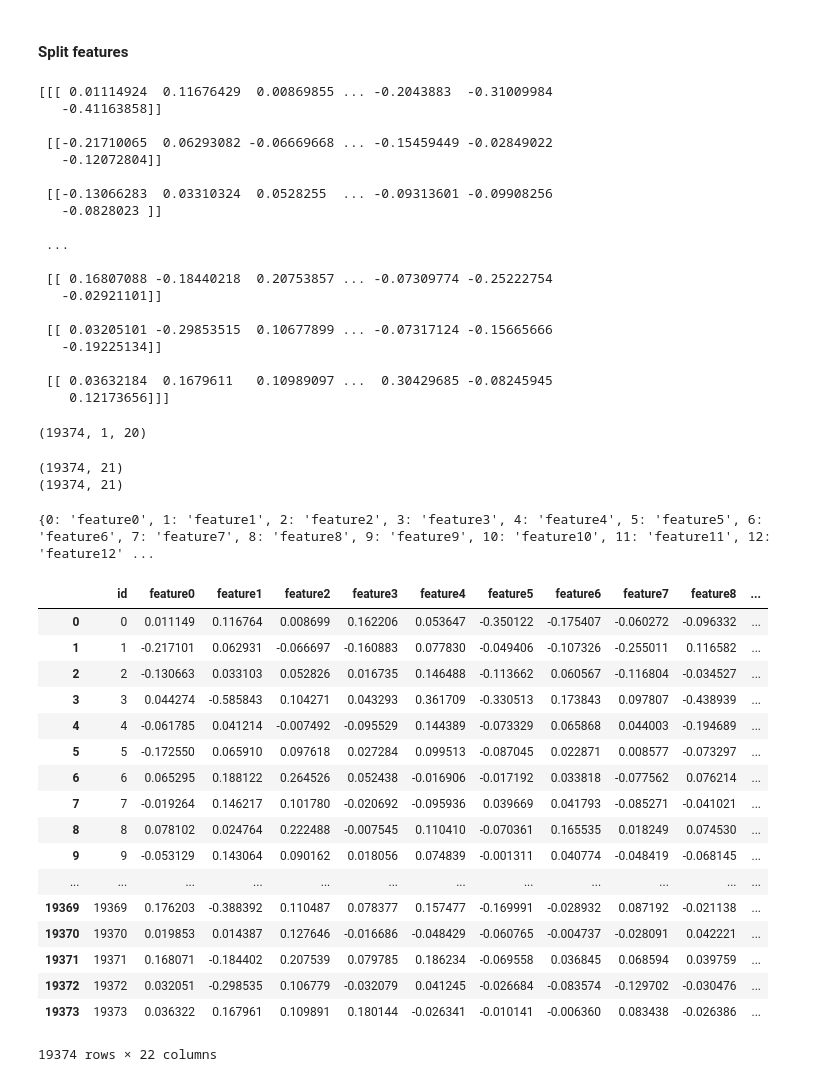
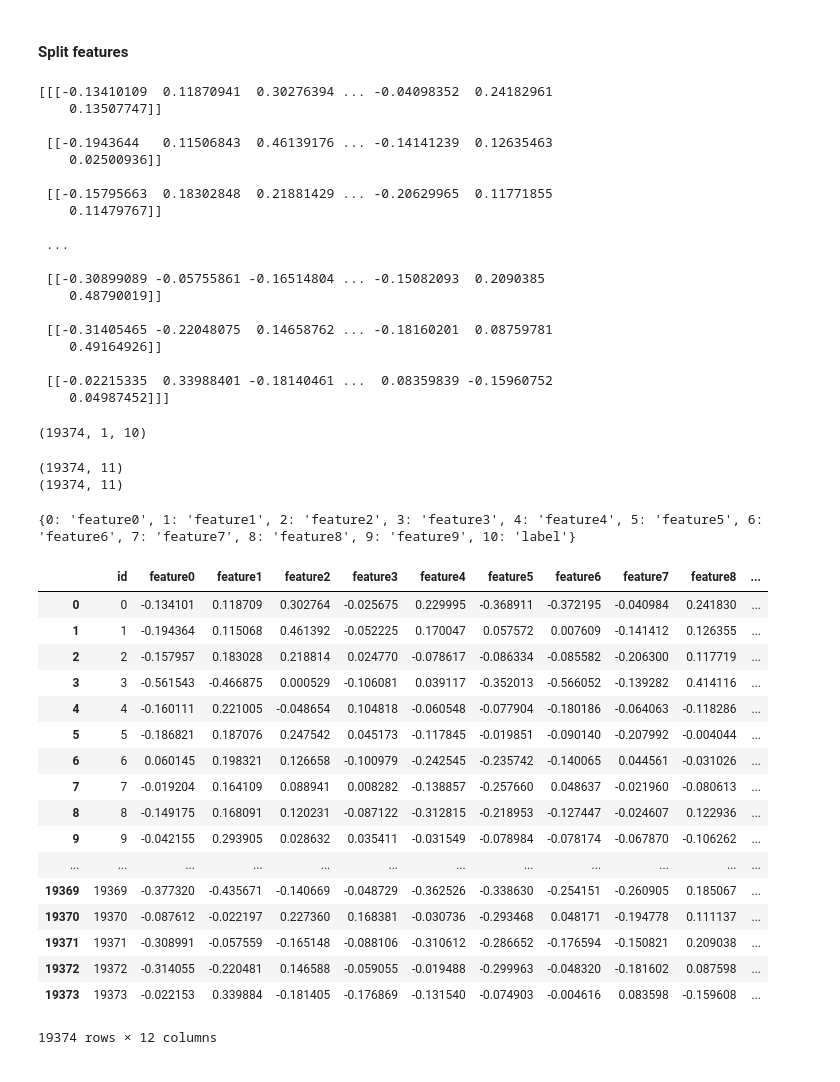
Before and after one commit to colirain/bigdatahw, a Jupyter notebook: hw4/hw4/clusteringDataExport.ipynb, the cells around one changed output. Cells and saved outputs as stored; diff of their text form; code cells hidden in the pictures.

```diff
--- a/hw4/hw4/clusteringDataExport.ipynb
+++ b/hw4/hw4/clusteringDataExport.ipynb
@@ -283,7 +283,7 @@ def preprocessing(data):
     stopWordsRemover = StopWordsRemover(inputCol="words", outputCol="filtered_words")
 #     filteredData = stopWordsRemover.transform(tokenizedData)
 
-    word2Vec = Word2Vec(vectorSize = 20, minCount = 0, inputCol = "filtered_words", outputCol = "features")
+    word2Vec = Word2Vec(vectorSize = 10, minCount = 0, inputCol = "filtered_words", outputCol = "features")
 #     hashingTF = HashingTF(inputCol="filtered_words", outputCol="raw_features", numFeatures=20)
 #     featurizedData = hashingTF.transform(filteredData)
 
@@ -363,29 +358,29 @@ import numpy as np
 data_np_feature = np.array(data_final.select("features").collect())
 print (data_np_feature)
 # %% [output]
-[[[ 0.01114924  0.11676429  0.00869855 ... -0.2043883  -0.31009984
-   -0.41163858]]
+[[[-0.13410109  0.11870941  0.30276394 ... -0.04098352  0.24182961
+    0.13507747]]
 
- [[-0.21710065  0.06293082 -0.06669668 ... -0.15459449 -0.02849022
-   -0.12072804]]
+ [[-0.1943644   0.11506843  0.46139176 ... -0.14141239  0.12635463
+    0.02500936]]
 
- [[-0.13066283  0.03310324  0.0528255  ... -0.09313601 -0.09908256
-   -0.0828023 ]]
+ [[-0.15795663  0.18302848  0.21881429 ... -0.20629965  0.11771855
+    0.11479767]]
 
  ...
 
- [[ 0.16807088 -0.18440218  0.20753857 ... -0.07309774 -0.25222754
-   -0.02921101]]
+ [[-0.30899089 -0.05755861 -0.16514804 ... -0.15082093  0.2090385
+    0.48790019]]
 
- [[ 0.03205101 -0.29853515  0.10677899 ... -0.07317124 -0.15665666
-   -0.19225134]]
+ [[-0.31405465 -0.22048075  0.14658762 ... -0.18160201  0.08759781
+    0.49164926]]
 
- [[ 0.03632184  0.1679611   0.10989097 ...  0.30429685 -0.08245945
-    0.12173656]]]
+ [[-0.02215335  0.33988401 -0.18140461 ...  0.08359839 -0.15960752
+    0.04987452]]]
 # %%
 data_np_feature.shape
 # %% [output]
-(19374, 1, 20)
+(19374, 1, 10)
 # %%
 data_feature = np.squeeze(data_np_feature)
 # %%
@@ -398,38 +393,38 @@ print(data_withlabel.shape)
 data_withpre = np.concatenate((data_feature,data_prediction), axis = 1)
 print(data_withpre.shape)
 # %% [output]
-(19374, 21)
-(19374, 21)
+(19374, 11)
+(19374, 11)
 # %%
 data_df = pd.DataFrame(data_withlabel)
 data_df.insert(0,"id",data_df.index)
 # display(data_df)
-columns = {x:'feature' + str(x) for x in range(20)}
-columns[20] = 'label'
+columns = {x:'feature' + str(x) for x in range(10)}
+columns[10] = 'label'
 print (columns)
 data_df_rename = data_df.rename(columns, axis = 'columns')
 display(data_df_rename)
 data_df_rename.to_csv("../1/cluster_label_2.csv",sep = ",", index = False, encoding = "utf-8")
 # %% [output]
-{0: 'feature0', 1: 'feature1', 2: 'feature2', 3: 'feature3', 4: 'feature4', 5: 'feature5', 6: 'feature6', 7: 'feature7', 8: 'feature8', 9: 'feature9', 10: 'feature10', 11: 'feature11', 12: 'feature12' ...
+{0: 'feature0', 1: 'feature1', 2: 'feature2', 3: 'feature3', 4: 'feature4', 5: 'feature5', 6: 'feature6', 7: 'feature7', 8: 'feature8', 9: 'feature9', 10: 'label'}
 |  | id | feature0 | feature1 | feature2 | feature3 | feature4 | feature5 | feature6 | feature7 | feature8 | ... |
-| 0 | 0 | 0.011149 | 0.116764 | 0.008699 | 0.162206 | 0.053647 | -0.350122 | -0.175407 | -0.060272 | -0.096332 | ... |
-| 1 | 1 | -0.217101 | 0.062931 | -0.066697 | -0.160883 | 0.077830 | -0.049406 | -0.107326 | -0.255011 | 0.116582 | ... |
-| 2 | 2 | -0.130663 | 0.033103 | 0.052826 | 0.016735 | 0.146488 | -0.113662 | 0.060567 | -0.116804 | -0.034527 | ... |
-| 3 | 3 | 0.044274 | -0.585843 | 0.104271 | 0.043293 | 0.361709 | -0.330513 | 0.173843 | 0.097807 | -0.438939 | ... |
-| 4 | 4 | -0.061785 | 0.041214 | -0.007492 | -0.095529 | 0.144389 | -0.073329 | 0.065868 | 0.044003 | -0.194689 | ... |
-| 5 | 5 | -0.172550 | 0.065910 | 0.097618 | 0.027284 | 0.099513 | -0.087045 | 0.022871 | 0.008577 | -0.073297 | ... |
-| 6 | 6 | 0.065295 | 0.188122 | 0.264526 | 0.052438 | -0.016906 | -0.017192 | 0.033818 | -0.077562 | 0.076214 | ... |
-| 7 | 7 | -0.019264 | 0.146217 | 0.101780 | -0.020692 | -0.095936 | 0.039669 | 0.041793 | -0.085271 | -0.041021 | ... |
-| 8 | 8 | 0.078102 | 0.024764 | 0.222488 | -0.007545 | 0.110410 | -0.070361 | 0.165535 | 0.018249 | 0.074530 | ... |
-| 9 | 9 | -0.053129 | 0.143064 | 0.090162 | 0.018056 | 0.074839 | -0.001311 | 0.040774 | -0.048419 | -0.068145 | ... |
+| 0 | 0 | -0.134101 | 0.118709 | 0.302764 | -0.025675 | 0.229995 | -0.368911 | -0.372195 | -0.040984 | 0.241830 | ... |
+| 1 | 1 | -0.194364 | 0.115068 | 0.461392 | -0.052225 | 0.170047 | 0.057572 | 0.007609 | -0.141412 | 0.126355 | ... |
+| 2 | 2 | -0.157957 | 0.183028 | 0.218814 | 0.024770 | -0.078617 | -0.086334 | -0.085582 | -0.206300 | 0.117719 | ... |
+| 3 | 3 | -0.561543 | -0.466875 | 0.000529 | -0.106081 | 0.039117 | -0.352013 | -0.566052 | -0.139282 | 0.414116 | ... |
+| 4 | 4 | -0.160111 | 0.221005 | -0.048654 | 0.104818 | -0.060548 | -0.077904 | -0.180186 | -0.064063 | -0.118286 | ... |
+| 5 | 5 | -0.186821 | 0.187076 | 0.247542 | 0.045173 | -0.117845 | -0.019851 | -0.090140 | -0.207992 | -0.004044 | ... |
+| 6 | 6 | 0.060145 | 0.198321 | 0.126658 | -0.100979 | -0.242545 | -0.235742 | -0.140065 | 0.044561 | -0.031026 | ... |
+| 7 | 7 | -0.019204 | 0.164109 | 0.088941 | 0.008282 | -0.138857 | -0.257660 | 0.048637 | -0.021960 | -0.080613 | ... |
+| 8 | 8 | -0.149175 | 0.168091 | 0.120231 | -0.087122 | -0.312815 | -0.218953 | -0.127447 | -0.024607 | 0.122936 | ... |
+| 9 | 9 | -0.042155 | 0.293905 | 0.028632 | 0.035411 | -0.031549 | -0.078984 | -0.078174 | -0.067870 | -0.106262 | ... |
 | ... | ... | ... | ... | ... | ... | ... | ... | ... | ... | ... | ... |
-| 19369 | 19369 | 0.176203 | -0.388392 | 0.110487 | 0.078377 | 0.157477 | -0.169991 | -0.028932 | 0.087192 | -0.021138 | ... |
-| 19370 | 19370 | 0.019853 | 0.014387 | 0.127646 | -0.016686 | -0.048429 | -0.060765 | -0.004737 | -0.028091 | 0.042221 | ... |
-| 19371 | 19371 | 0.168071 | -0.184402 | 0.207539 | 0.079785 | 0.186234 | -0.069558 | 0.036845 | 0.068594 | 0.039759 | ... |
-| 19372 | 19372 | 0.032051 | -0.298535 | 0.106779 | -0.032079 | 0.041245 | -0.026684 | -0.083574 | -0.129702 | -0.030476 | ... |
-| 19373 | 19373 | 0.036322 | 0.167961 | 0.109891 | 0.180144 | -0.026341 | -0.010141 | -0.006360 | 0.083438 | -0.026386 | ... |
+| 19369 | 19369 | -0.377320 | -0.435671 | -0.140669 | -0.048729 | -0.362526 | -0.338630 | -0.254151 | -0.260905 | 0.185067 | ... |
+| 19370 | 19370 | -0.087612 | -0.022197 | 0.227360 | 0.168381 | -0.030736 | -0.293468 | 0.048171 | -0.194778 | 0.111137 | ... |
+| 19371 | 19371 | -0.308991 | -0.057559 | -0.165148 | -0.088106 | -0.310612 | -0.286652 | -0.176594 | -0.150821 | 0.209038 | ... |
+| 19372 | 19372 | -0.314055 | -0.220481 | 0.146588 | -0.059055 | -0.019488 | -0.299963 | -0.048320 | -0.181602 | 0.087598 | ... |
+| 19373 | 19373 | -0.022153 | 0.339884 | -0.181405 | -0.176869 | -0.131540 | -0.074903 | -0.004616 | 0.083598 | -0.159608 | ... |
-19374 rows × 22 columns
+19374 rows × 12 columns
 # %%
 data_pre_df = pd.DataFrame(data_withpre)
 data_pre_df.insert(0,"id",data_pre_df.index)
```
Also changed, not shown: parts of 4 cells of this notebook, 2 other files.
